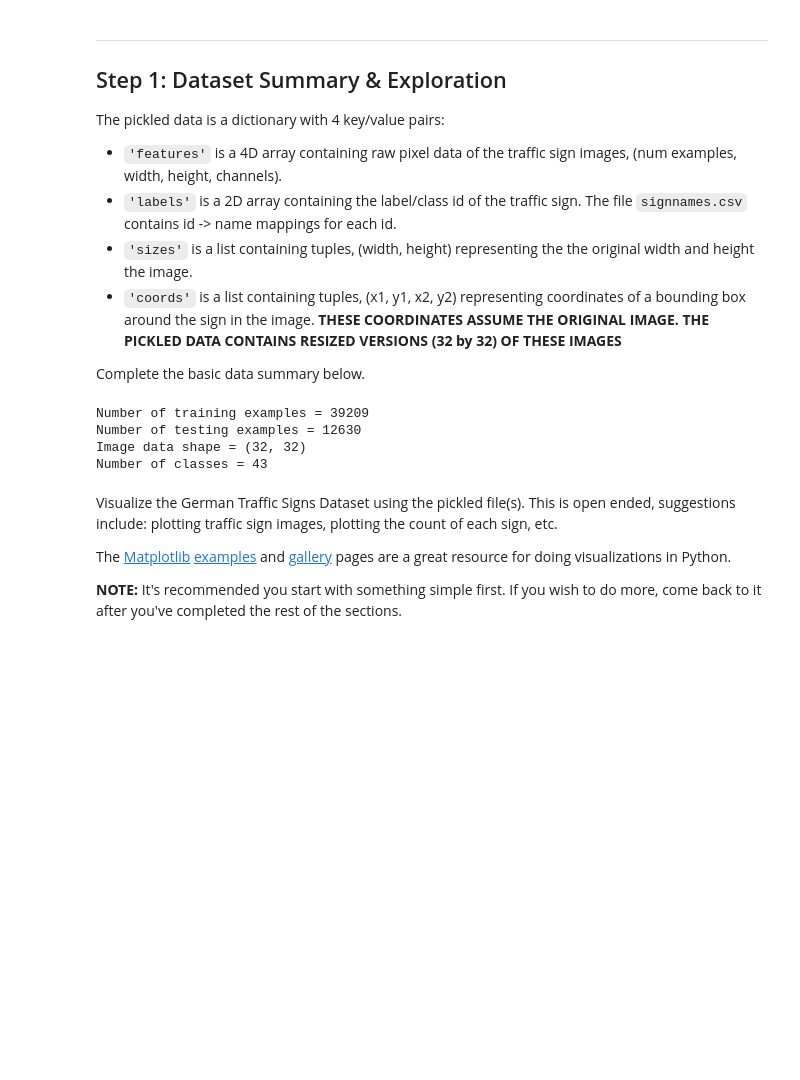
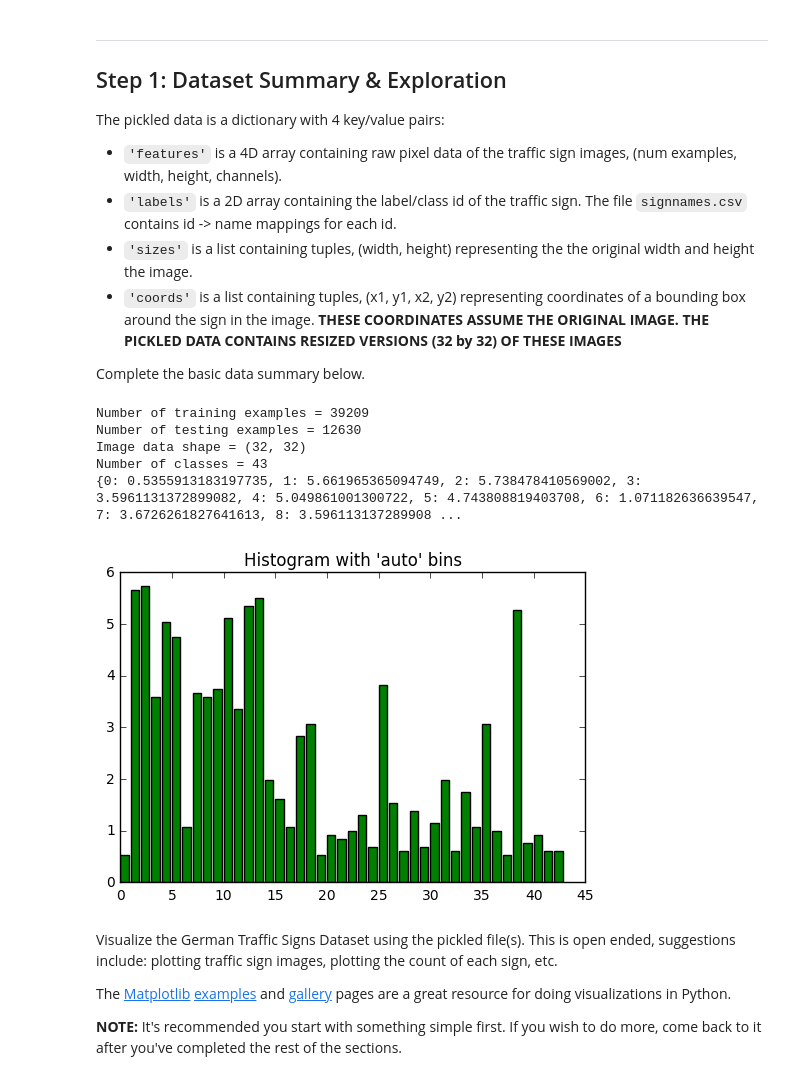
Before and after one commit to dgao63/Traffic-sign-classification-project-for-self-driving-cars, a Jupyter notebook: Traffic_Sign_Classifier.ipynb, the cells around one changed output. Drawn from its saved outputs; the diff is of its cells as text; code cells hidden in the pictures; blank space fills up the shorter version.

```diff
--- a/Traffic_Sign_Classifier.ipynb
+++ b/Traffic_Sign_Classifier.ipynb
@@ -57,33 +57,61 @@ import pandas as pd
 import collections
 import matplotlib.pyplot as plt
 import matplotlib.gridspec as gridspec
 import cv2
 import matplotlib.image as mpimg
 import math
 from tqdm import tqdm
 
 import pickle
 # TODO: Number of training examples
 n_train = len(X)
 
 # TODO: Number of testing examples.
 n_test = len(X_test)
 
 # TODO: What's the shape of an traffic sign image?
 image_shape = X.shape[1:3]
 
 # TODO: How many unique classes/labels there are in the dataset.
 n_classes = len(np.unique(y))
 
 print("Number of training examples =", n_train)
 print("Number of testing examples =", n_test)
 print("Image data shape =", image_shape)
 print("Number of classes =", n_classes)
+
+generate_data = 0
+rgb2gray = 0
+bright_aug = 0
+histo_norm = 1
+scale_norm = 1
+zero_mean_norm = 0
+EPOCHS = 20
+BATCH_SIZE = 128
+rate = 0.001
+dropout_conv = 0.8
+dropout_fc = 0.6
+no_validation_split = 1
+
+#extract 1 track at random per class for validation, yielding 1,290 samples for validation and 37,919 for training
+val_index_start = []
+val_index = []
+label_frequency = {}
+label_counter = collections.Counter(y)
+for i in range(43):
+    freq = label_counter[i]/len(y)*100
+    label_frequency[i] = freq
+print(label_frequency)
+plt.bar(label_frequency.keys(), label_frequency.values(), color='g')
+plt.title("Histogram with 'auto' bins")
+plt.show()
 # %% [output]
 Number of training examples = 39209
 Number of testing examples = 12630
 Image data shape = (32, 32)
 Number of classes = 43
+{0: 0.5355913183197735, 1: 5.661965365094749, 2: 5.738478410569002, 3: 3.5961131372899082, 4: 5.049861001300722, 5: 4.743808819403708, 6: 1.071182636639547, 7: 3.6726261827641613, 8: 3.596113137289908 ...
+[figure, added]
 # %% [markdown]
 Visualize the German Traffic Signs Dataset using the pickled file(s). This is open ended, suggestions include: plotting traffic sign images, plotting the count of each sign, etc.
 
```
Also changed, not shown: parts of 16 cells of this notebook.
